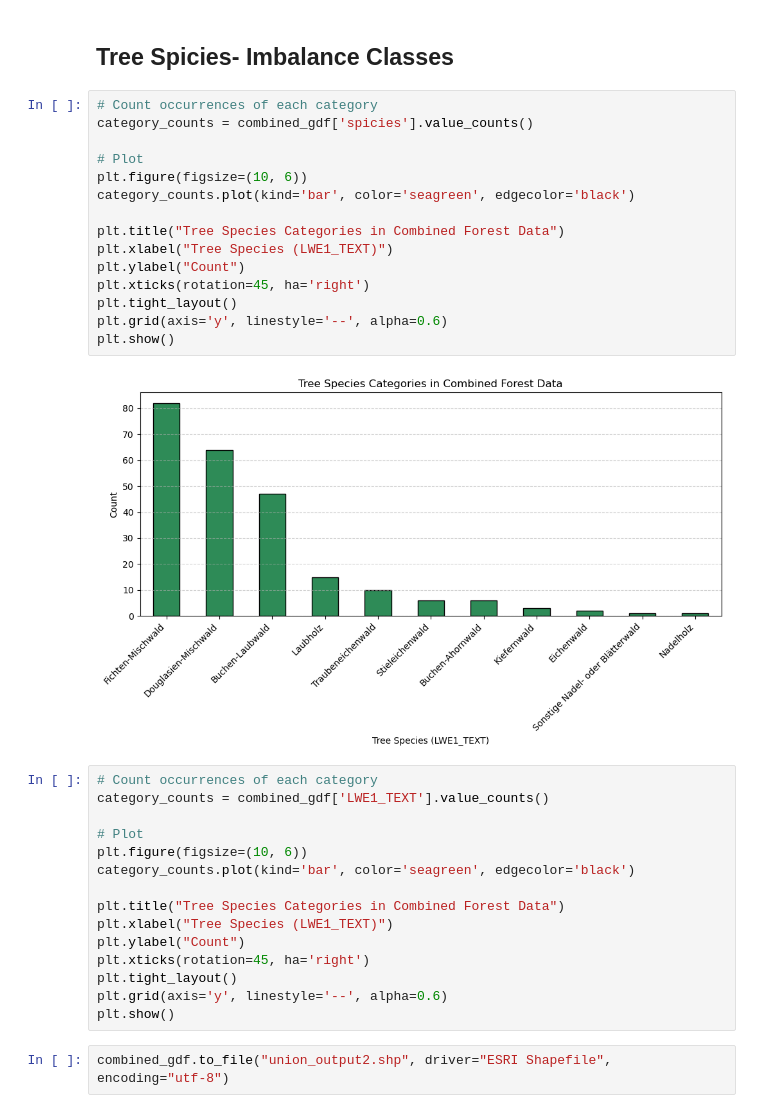
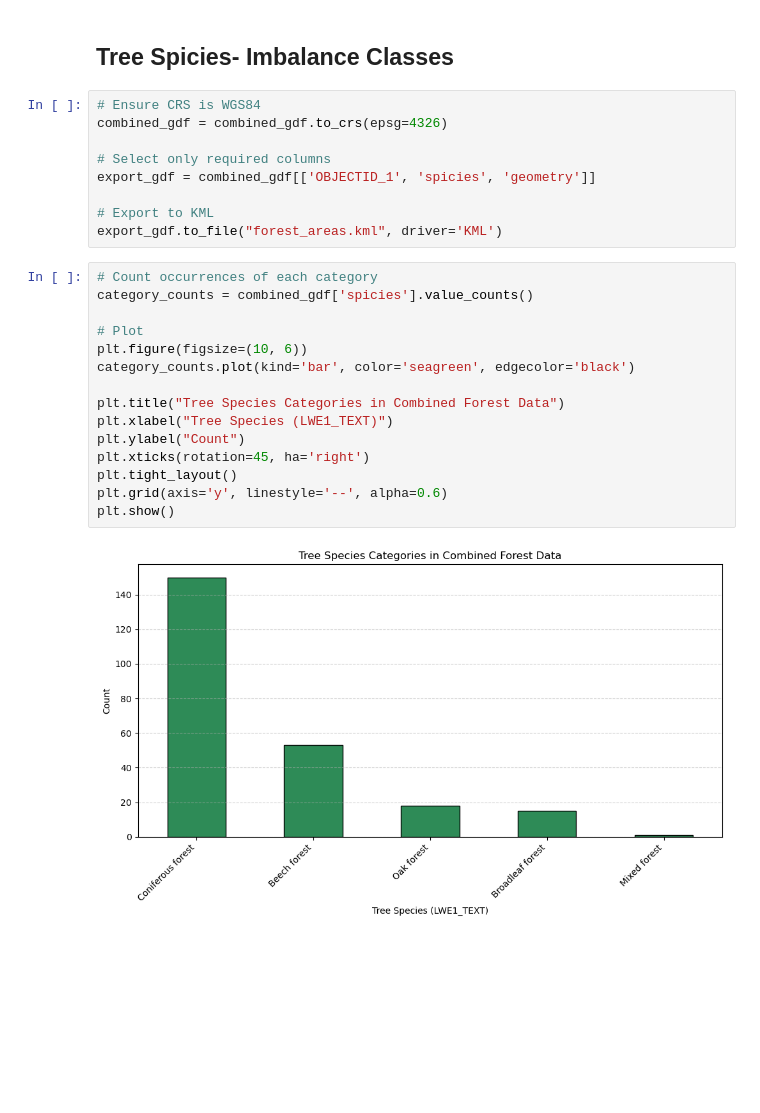
Before and after one commit to kisalchandula/Forest-monitoring-ML, a Jupyter notebook: Preprocessing/data_cleaning.ipynb, the cells around one changed output. Drawn from its saved outputs; the diff is of its cells as text; blank space fills up the shorter version.

```diff
--- a/Preprocessing/data_cleaning.ipynb
+++ b/Preprocessing/data_cleaning.ipynb
@@ -110,36 +134,28 @@ plt.show()
 # %% [markdown]
 ## Tree Spicies- Imbalance Classes
-# %%
-# Count occurrences of each category
-category_counts = combined_gdf['spicies'].value_counts()
-
-# Plot
-plt.figure(figsize=(10, 6))
-category_counts.plot(kind='bar', color='seagreen', edgecolor='black')
-
-plt.title("Tree Species Categories in Combined Forest Data")
-plt.xlabel("Tree Species (LWE1_TEXT)")
-plt.ylabel("Count")
-plt.xticks(rotation=45, ha='right')
-plt.tight_layout()
-plt.grid(axis='y', linestyle='--', alpha=0.6)
-plt.show()
-# %% [output]
-[figure, removed]
+# %%
+# Ensure CRS is WGS84
+combined_gdf = combined_gdf.to_crs(epsg=4326)
+
+# Select only required columns
+export_gdf = combined_gdf[['OBJECTID_1', 'spicies', 'geometry']]
+
+# Export to KML
+export_gdf.to_file("forest_areas.kml", driver='KML')
 # %%
 # Count occurrences of each category
-category_counts = combined_gdf['LWE1_TEXT'].value_counts()
+category_counts = combined_gdf['spicies'].value_counts()
 
 # Plot
 plt.figure(figsize=(10, 6))
 category_counts.plot(kind='bar', color='seagreen', edgecolor='black')
 
 plt.title("Tree Species Categories in Combined Forest Data")
 plt.xlabel("Tree Species (LWE1_TEXT)")
 plt.ylabel("Count")
 plt.xticks(rotation=45, ha='right')
 plt.tight_layout()
 plt.grid(axis='y', linestyle='--', alpha=0.6)
 plt.show()
+# %% [output]
+[figure, added]
-# %%
-combined_gdf.to_file("union_output2.shp", driver="ESRI Shapefile", encoding="utf-8")
```
Also changed, not shown: parts of 21 cells of this notebook.
